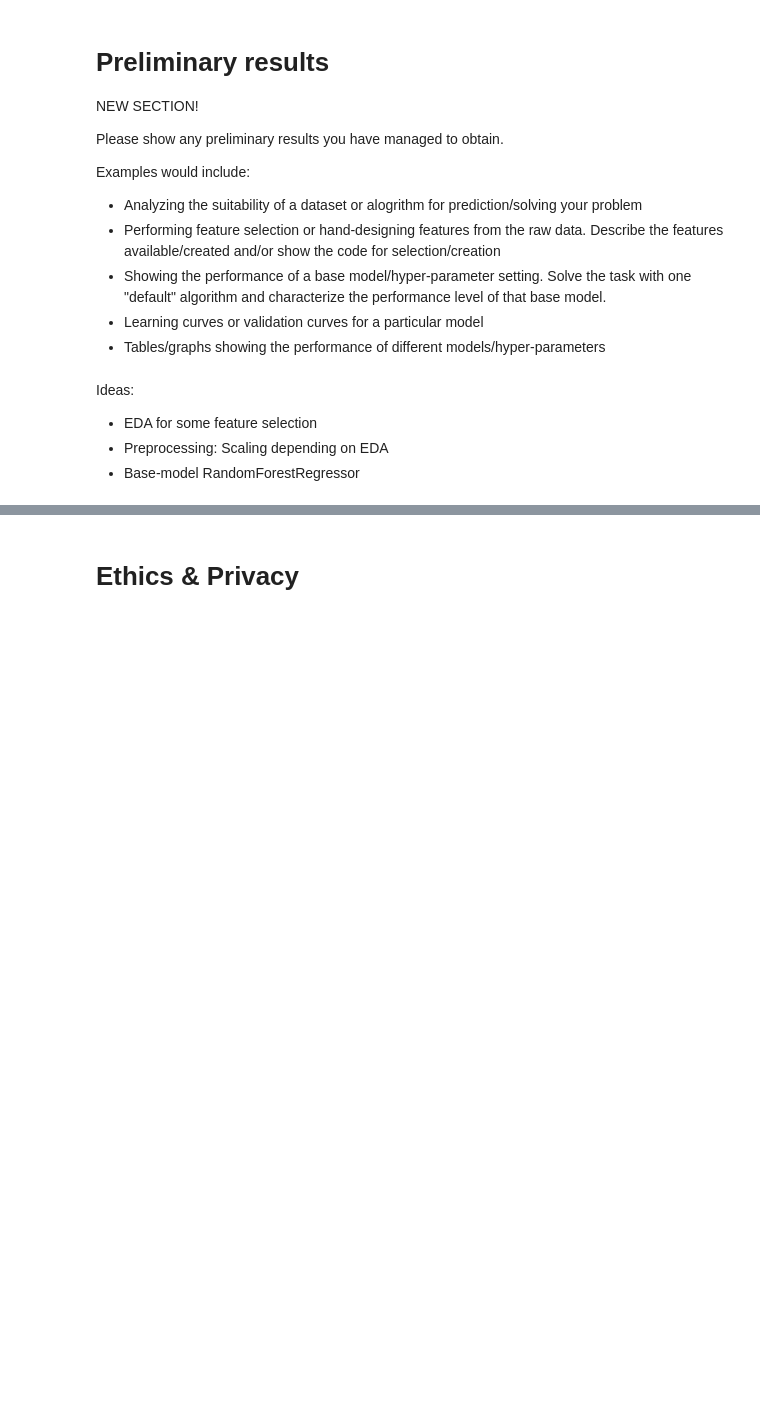
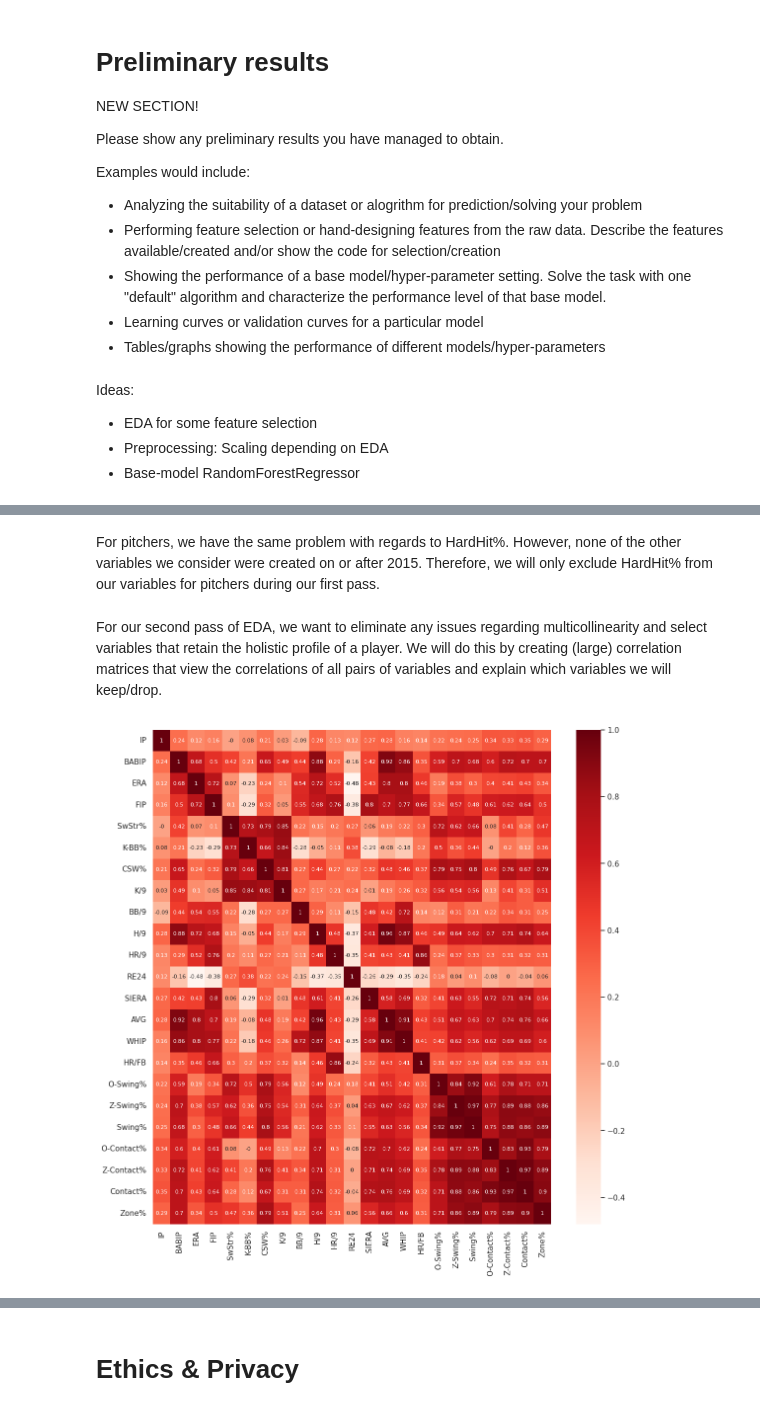
Before and after one commit to COGS118A/Group029-SP23, a Jupyter notebook: Checkpoint_Group029_SP23.ipynb, the cells around one changed output, grey strips where cells are left out. Saved outputs shown, nothing was run; the diff lists cells and outputs as text; code cells hidden in the pictures; blank space fills up the shorter version.

Commit message:
EDA and Feature Selection

```diff
--- a/Checkpoint_Group029_SP23.ipynb
+++ b/Checkpoint_Group029_SP23.ipynb
@@ -682,0 +737,19 @@ Ideas:
+# %% [markdown]
+For pitchers, we have the same problem with regards to HardHit%. However, none of the other variables we consider were created on or after 2015. Therefore, we will only exclude HardHit% from our variables for pitchers during our first pass.
+# %%
+# Drop all necessary variables from First Pass EDA
+df_plyrs = df_plyrs.drop(['EV', 'LA', 'HardHit%', 'Barrel%', 'RAA', 'FRM', 'SB_def', 'CS_def'], axis = 1)
+hit_2023 = hit_2023.drop(['EV', 'LA', 'HardHit%', 'Barrel%', 'RAA', 'FRM', 'SB_def', 'CS_def'], axis = 1)
+
+df_pitchers = df_pitchers.drop(['HardHit%'], axis = 1)
+pitch_2023 = pitch_2023.drop(['HardHit%'], axis = 1)
+# %% [markdown]
+For our second pass of EDA, we want to eliminate any issues regarding multicollinearity and select variables that retain the holistic profile of a player. We will do this by creating (large) correlation matrices that view the correlations of all pairs of variables and explain which variables we will keep/drop.
+# %%
+# View correlation matrix of all variables together in visual form of a heatmap
+sns.set()
+plt.figure(figsize=(13,13))
+sns.heatmap(df_pitchers.iloc[:, 7:].corr().round(2), annot=True, cmap=plt.cm.Reds, annot_kws={"fontsize":8})
+plt.show()
+# %% [output]
+[figure, added]
```
Also changed, not shown: parts of 25 cells of this notebook.
